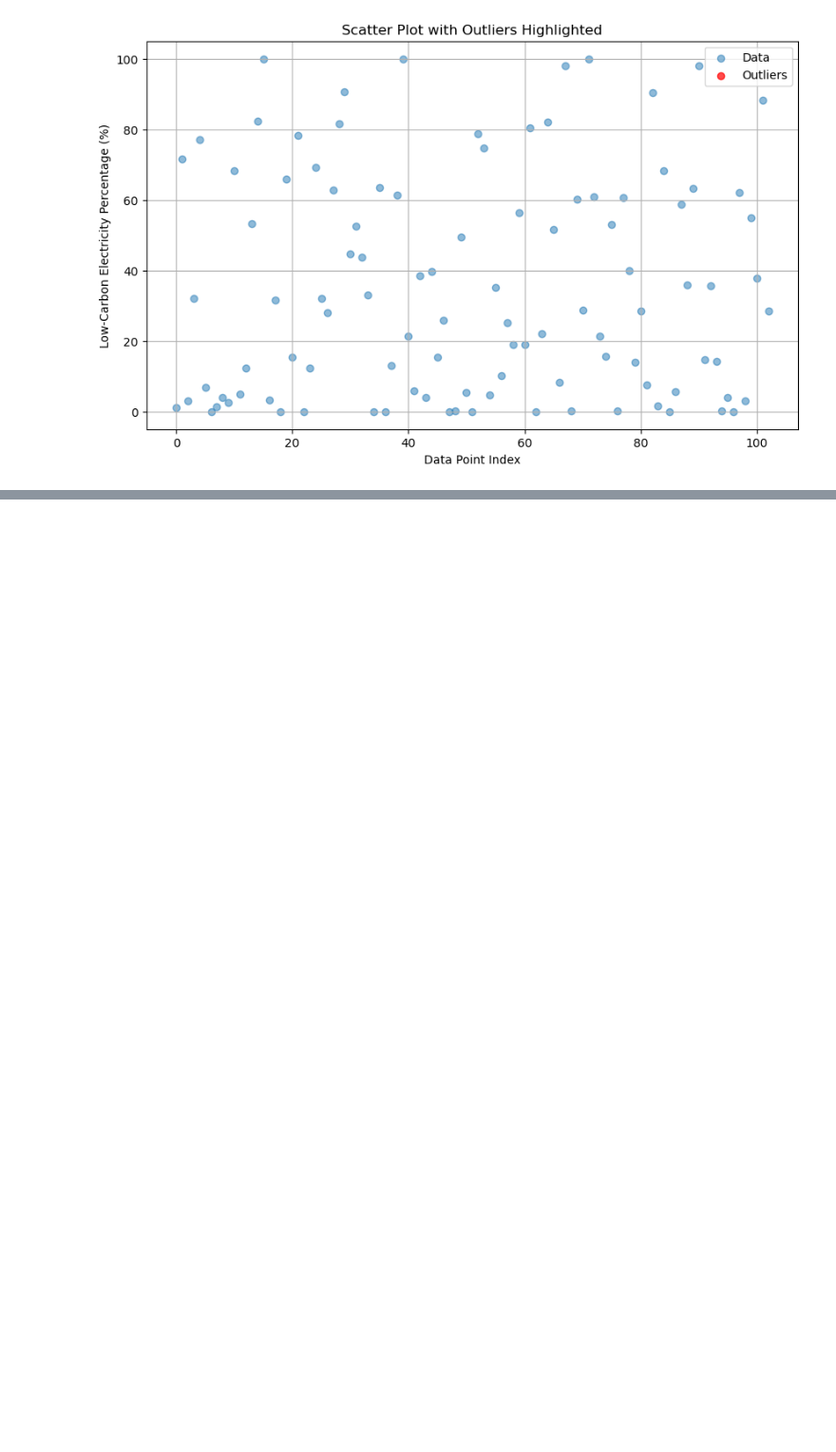
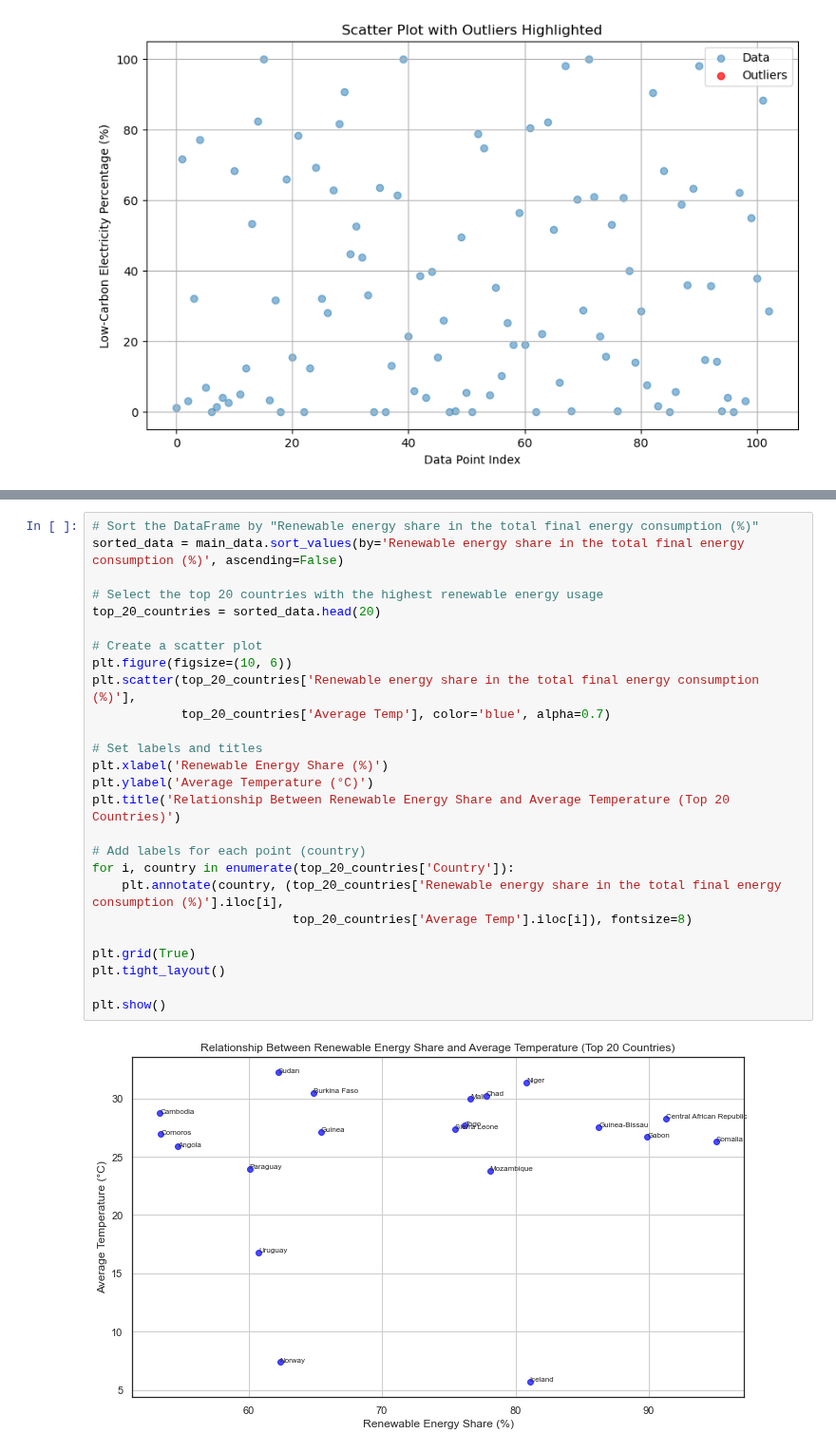
Before and after one commit to yosieph/Project1, a Jupyter notebook: project1update.ipynb, the cells around one changed output, grey strips where cells are left out. Shown at 95% size. Drawn from its saved outputs; the diff is of its cells as text; blank space fills up the shorter version.

```diff
--- a/project1update.ipynb
+++ b/project1update.ipynb
@@ -476,0 +584,28 @@ there are no outliers in this dataset
+# %%
+# Sort the DataFrame by "Renewable energy share in the total final energy consumption (%)"
+sorted_data = main_data.sort_values(by='Renewable energy share in the total final energy consumption (%)', ascending=False)
+
+# Select the top 20 countries with the highest renewable energy usage
+top_20_countries = sorted_data.head(20)
+
+# Create a scatter plot
+plt.figure(figsize=(10, 6))
+plt.scatter(top_20_countries['Renewable energy share in the total final energy consumption (%)'],
+            top_20_countries['Average Temp'], color='blue', alpha=0.7)
+
+# Set labels and titles
+plt.xlabel('Renewable Energy Share (%)')
+plt.ylabel('Average Temperature (°C)')
+plt.title('Relationship Between Renewable Energy Share and Average Temperature (Top 20 Countries)')
+
+# Add labels for each point (country)
+for i, country in enumerate(top_20_countries['Country']):
+    plt.annotate(country, (top_20_countries['Renewable energy share in the total final energy consumption (%)'].iloc[i],
+                           top_20_countries['Average Temp'].iloc[i]), fontsize=8)
+
+plt.grid(True)
+plt.tight_layout()
+
+plt.show()
+# %% [output]
+[figure, added]
```
Also changed, not shown: parts of 22 cells of this notebook.
